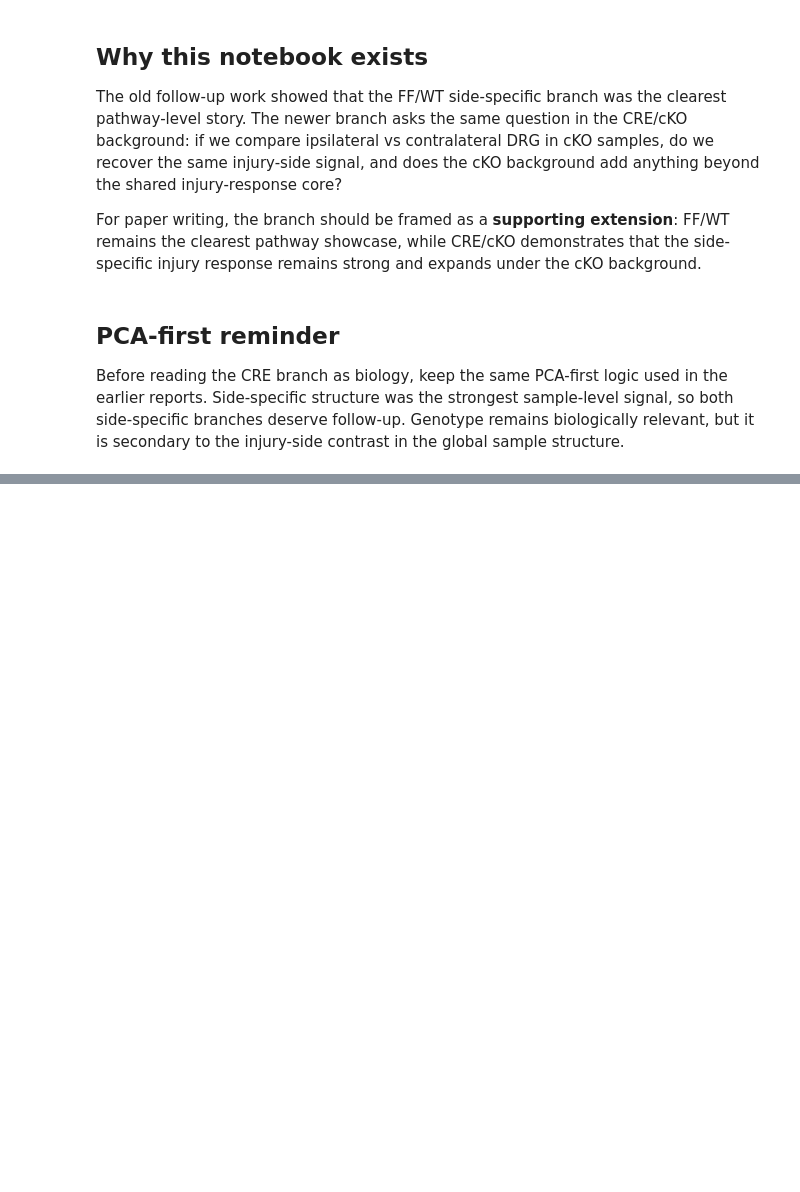
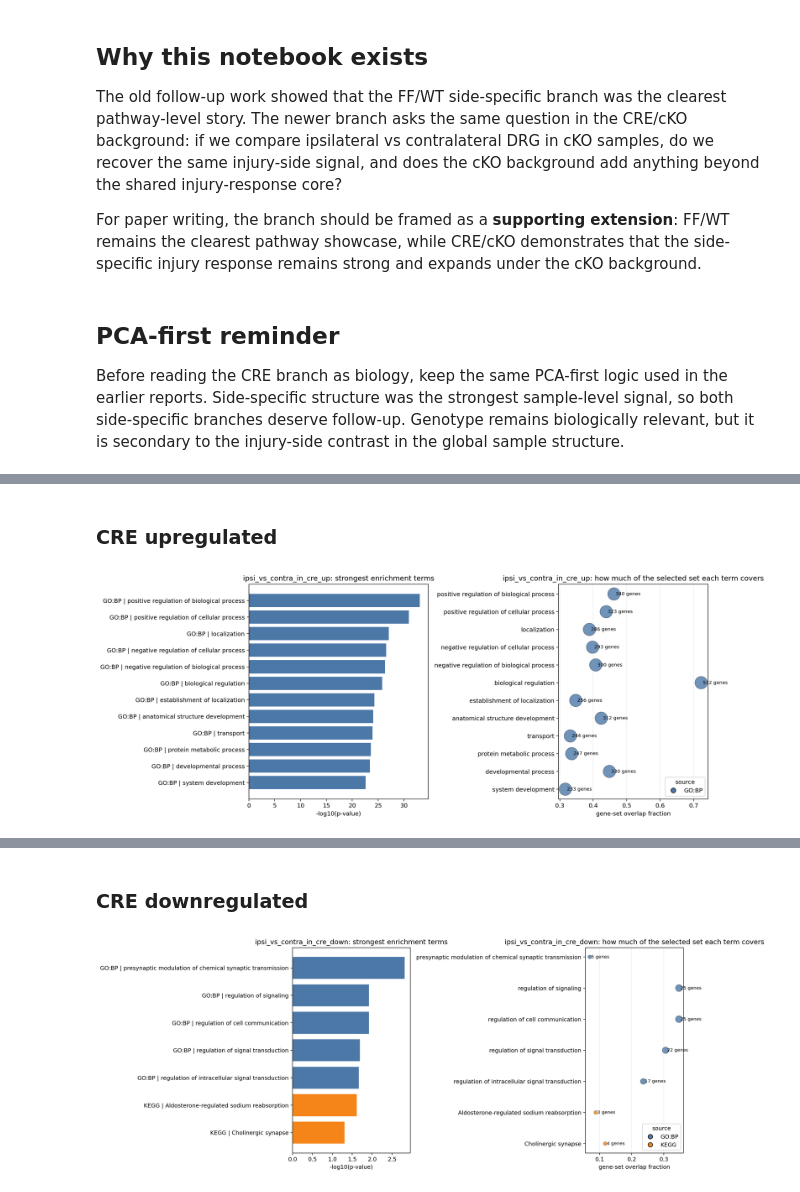
Before and after one commit to pzg8794/mouse_group_project_work, a Jupyter notebook: notebooks/mining/mouse_differential_expression_cre_go_followup.ipynb, the cells around one changed output, grey strips where cells are left out. Drawn from its saved outputs; the diff is of its cells as text; code cells hidden in the pictures; blank space fills up the shorter version.

```diff
--- a/notebooks/mining/mouse_differential_expression_cre_go_followup.ipynb
+++ b/notebooks/mining/mouse_differential_expression_cre_go_followup.ipynb
@@ -60,0 +179,21 @@ This section mirrors the FF bend-point checkpoint. The important point is method
+# %%
+for label, image_name, table_name in [
+    ('CRE upregulated', 'gprofiler_terms_and_overlap_up.png', 'gprofiler_enrichment_up.tsv'),
+    ('CRE downregulated', 'gprofiler_terms_and_overlap_down.png', 'gprofiler_enrichment_down.tsv'),
+]:
+    display(Markdown(f'### {label}'))
+    image_path = CRE_DIR / image_name
+    if image_path.exists():
+        display(Image(filename=str(image_path), width=1150))
+    else:
+        display(Markdown(f'Missing image: `{image_path}`'))
+    table_path = CRE_DIR / table_name
+    if table_path.exists():
+        table = pd.read_csv(table_path, sep='	')
+        keep = [col for col in ['source', 'native', 'name', 'p_value', 'term_size', 'query_size', 'intersection_size'] if col in table.columns]
+        display(table.loc[:, keep].head(12))
+    else:
+        display(Markdown(f'Missing table: `{table_path}`'))
+# %% [output]
+### CRE upregulated
+[figure, added]
@@ -60,0 +213,2 @@ This section mirrors the FF bend-point checkpoint. The important point is method
+### CRE downregulated
+[figure, added]
```
Also changed, not shown: parts of 19 cells of this notebook, 9 other files.
